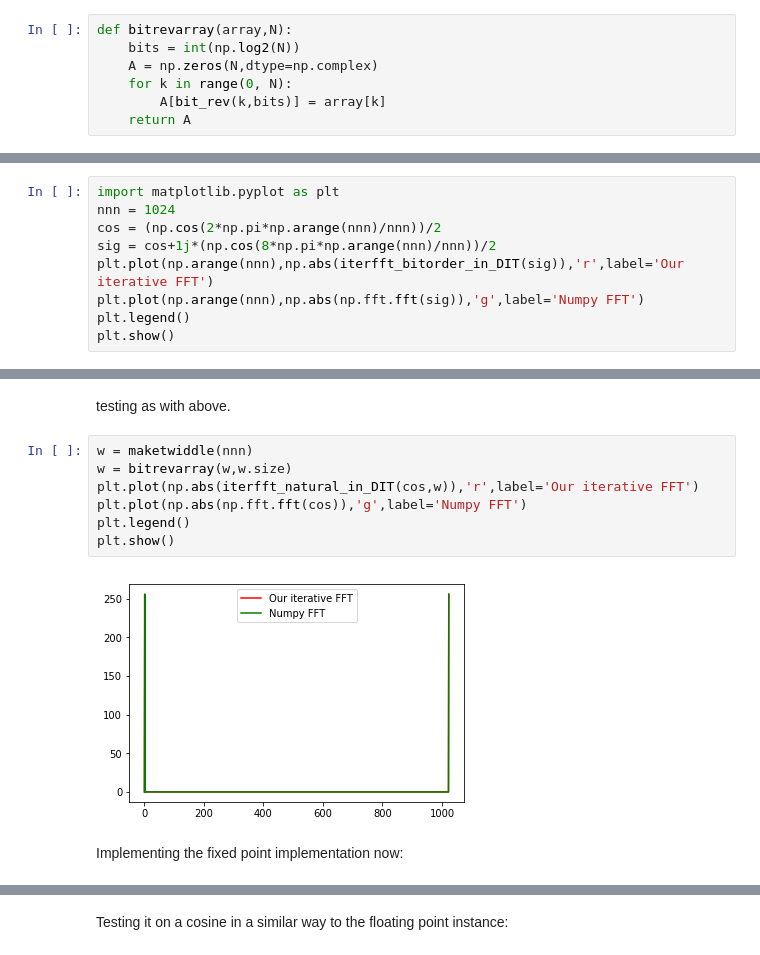
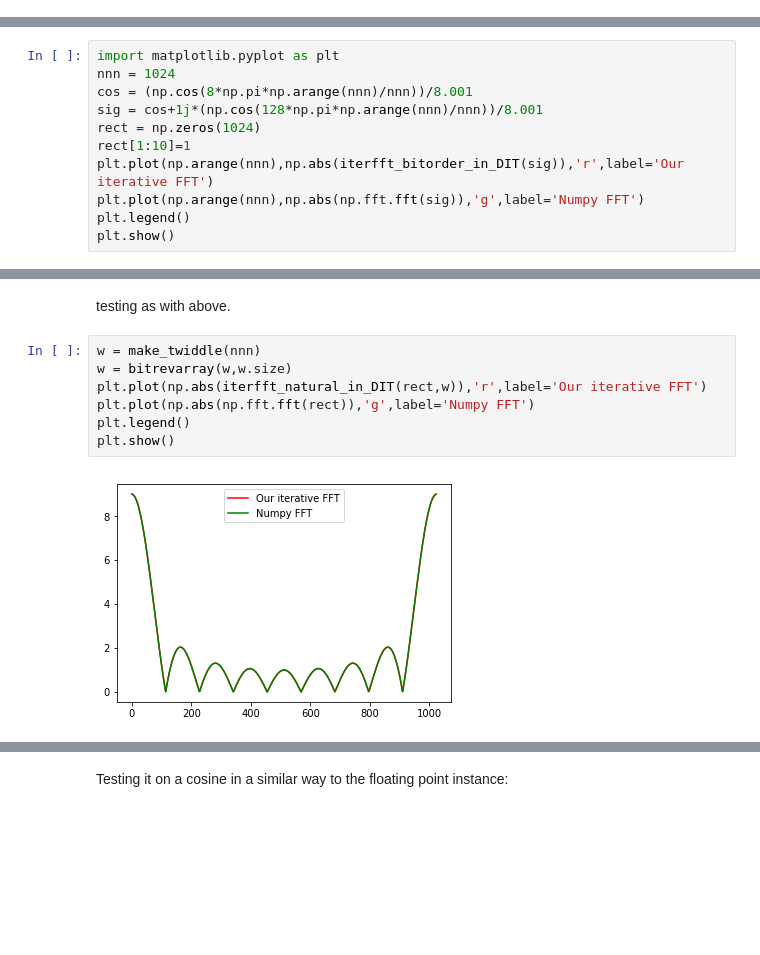
Before and after one commit to talonmyburgh/F-Engine_python_sim, a Jupyter notebook: HOWTO.ipynb, the cells around one changed output, grey strips where cells are left out. Cells and saved outputs as stored; diff of their text form; blank space fills up the shorter version.

```diff
--- a/HOWTO.ipynb
+++ b/HOWTO.ipynb
@@ -134,7 +121,0 @@ Ordering the values in array according to these number transforms is done as:
-# %%
-def bitrevarray(array,N):
-    bits = int(np.log2(N))
-    A = np.zeros(N,dtype=np.complex)
-    for k in range(0, N):
-        A[bit_rev(k,bits)] = array[k]
-    return A
@@ -171,8 +153,10 @@ Comparing with the numpy fft for 16-bit data of a cosine wave we get:
 # %%
 import matplotlib.pyplot as plt
 nnn = 1024
-cos = (np.cos(2*np.pi*np.arange(nnn)/nnn))/2
-sig = cos+1j*(np.cos(8*np.pi*np.arange(nnn)/nnn))/2
+cos = (np.cos(8*np.pi*np.arange(nnn)/nnn))/8.001
+sig = cos+1j*(np.cos(128*np.pi*np.arange(nnn)/nnn))/8.001
+rect = np.zeros(1024)
+rect[1:10]=1
 plt.plot(np.arange(nnn),np.abs(iterfft_bitorder_in_DIT(sig)),'r',label='Our iterative FFT')
 plt.plot(np.arange(nnn),np.abs(np.fft.fft(sig)),'g',label='Numpy FFT')
 plt.legend()
@@ -217,13 +203,11 @@ def iterfft_natural_in_DIT(s,w):
 # %% [markdown]
 testing as with above.
 # %%
-w = maketwiddle(nnn)
+w = make_twiddle(nnn)
 w = bitrevarray(w,w.size)
-plt.plot(np.abs(iterfft_natural_in_DIT(cos,w)),'r',label='Our iterative FFT')
-plt.plot(np.abs(np.fft.fft(cos)),'g',label='Numpy FFT')
+plt.plot(np.abs(iterfft_natural_in_DIT(rect,w)),'r',label='Our iterative FFT')
+plt.plot(np.abs(np.fft.fft(rect)),'g',label='Numpy FFT')
 plt.legend()
 plt.show()
 # %% [output]
-[figure, old version]
+[figure, new version]
-# %% [markdown]
-Implementing the fixed point implementation now:
```
Also changed, not shown: parts of 62 cells of this notebook, 9 other files.
